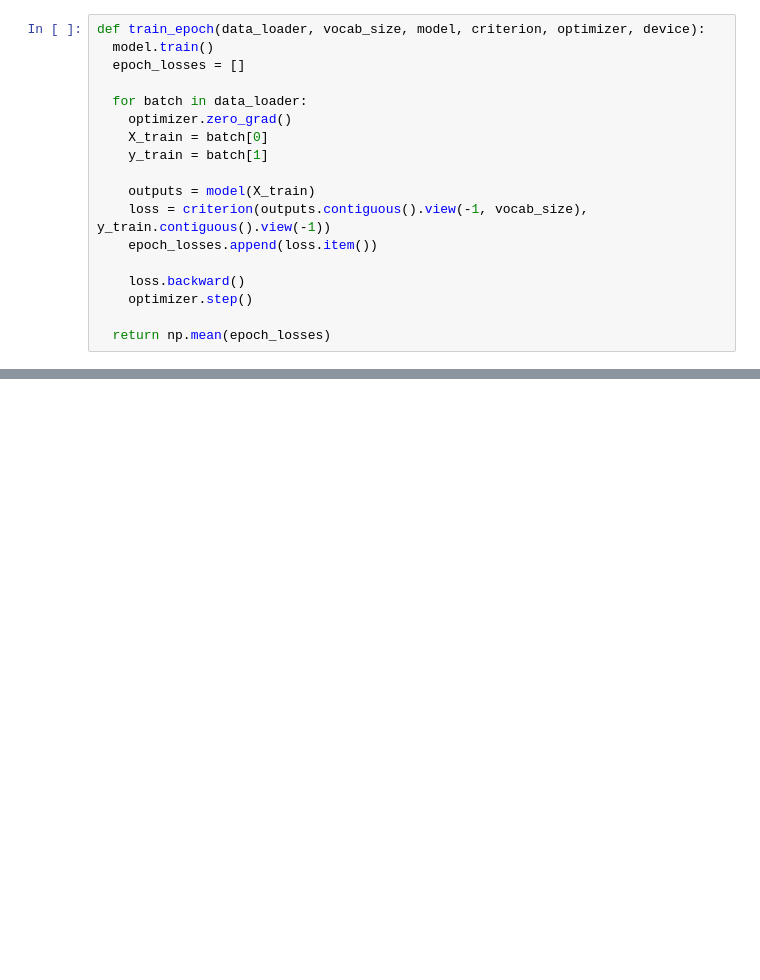
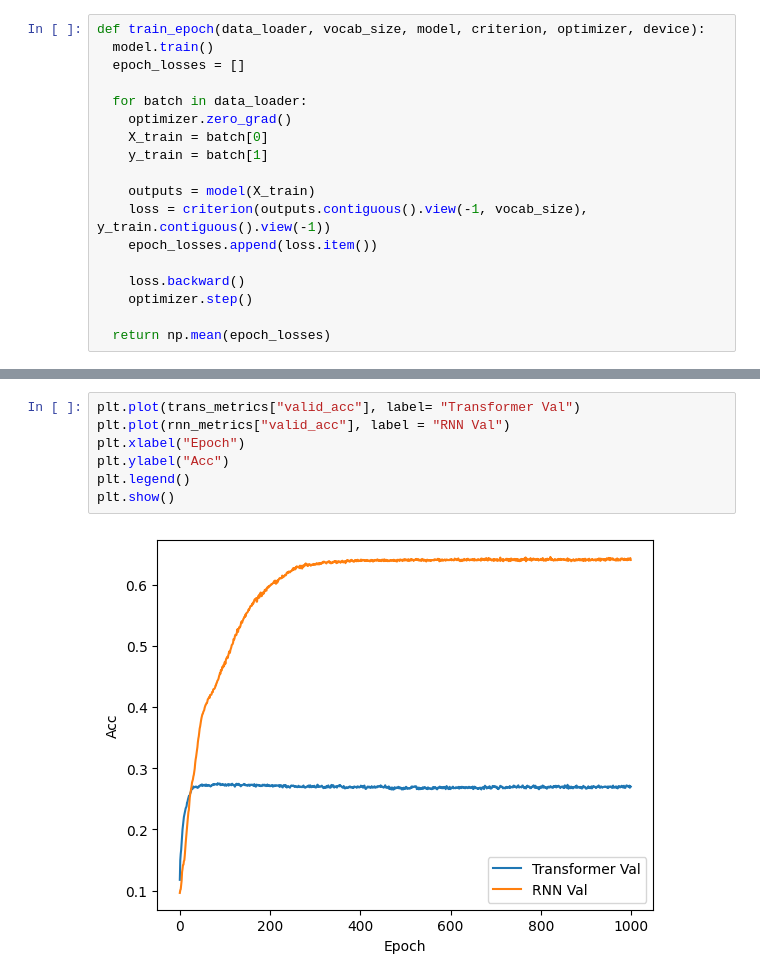
Before and after one commit to vinodkraman/Learning-Permutations, a Jupyter notebook: LearningPermutations.ipynb, the cells around one changed output, grey strips where cells are left out. Cells and saved outputs as stored; diff of their text form; blank space fills up the shorter version.

Commit message:
Now tracking validation accuracy. Added positional encoding to both the Transformer and RNN.

```diff
--- a/LearningPermutations.ipynb
+++ b/LearningPermutations.ipynb
@@ -302,0 +353,9 @@ plt.show()
+# %%
+plt.plot(trans_metrics["valid_acc"], label= "Transformer Val")
+plt.plot(rnn_metrics["valid_acc"], label = "RNN Val")
+plt.xlabel("Epoch")
+plt.ylabel("Acc")
+plt.legend()
+plt.show()
+# %% [output]
+[figure, added]
```
Also changed, not shown: parts of 14 cells of this notebook.
